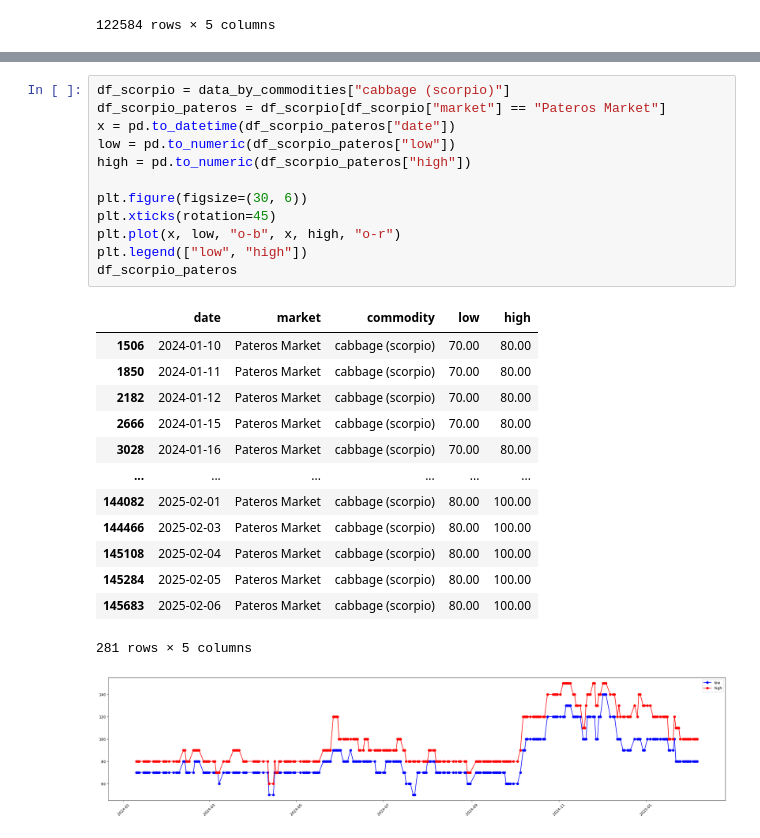
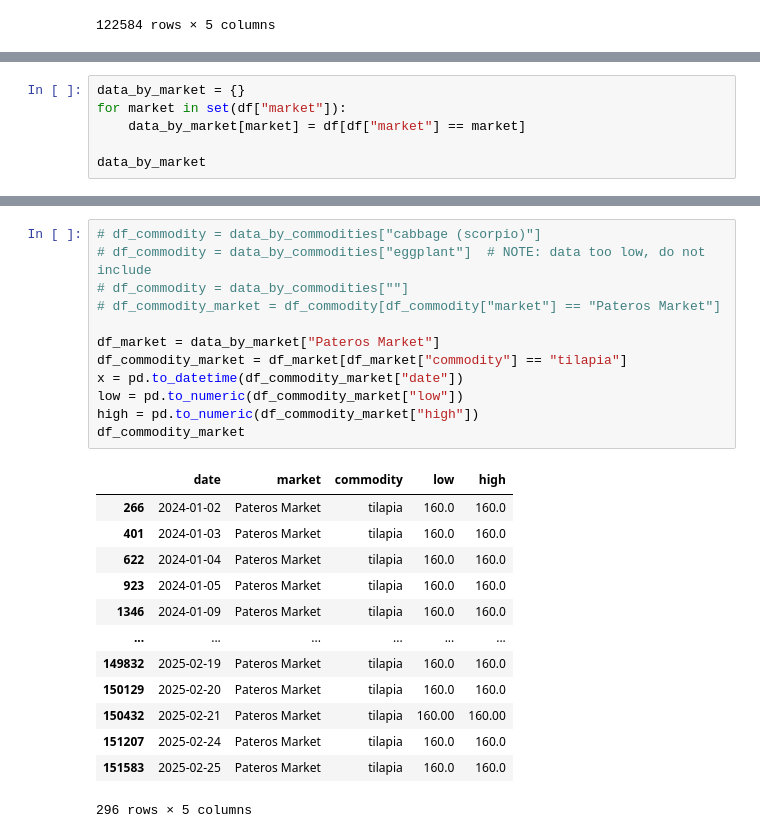
Before and after one commit to JATorres-zxc/rakk, a Jupyter notebook: forecast/ml/playground.ipynb, the cells around one changed output, grey strips where cells are left out. Drawn from its saved outputs; the diff is of its cells as text.

```diff
--- a/forecast/ml/playground.ipynb
+++ b/forecast/ml/playground.ipynb
@@ -78,0 +74,6 @@ data_by_commodities
+# %%
+data_by_market = {}
+for market in set(df["market"]):
+    data_by_market[market] = df[df["market"] == market]
+
+data_by_market
@@ -79,27 +98,26 @@ data_by_commodities
 # %%
-df_scorpio = data_by_commodities["cabbage (scorpio)"]
-df_scorpio_pateros = df_scorpio[df_scorpio["market"] == "Pateros Market"]
-x = pd.to_datetime(df_scorpio_pateros["date"])
-low = pd.to_numeric(df_scorpio_pateros["low"])
-high = pd.to_numeric(df_scorpio_pateros["high"])
+# df_commodity = data_by_commodities["cabbage (scorpio)"]
+# df_commodity = data_by_commodities["eggplant"]  # NOTE: data too low, do not include
+# df_commodity = data_by_commodities[""]
+# df_commodity_market = df_commodity[df_commodity["market"] == "Pateros Market"]
 
-plt.figure(figsize=(30, 6))
-plt.xticks(rotation=45)
-plt.plot(x, low, "o-b", x, high, "o-r")
-plt.legend(["low", "high"])
-df_scorpio_pateros
+df_market = data_by_market["Pateros Market"]
+df_commodity_market = df_market[df_market["commodity"] == "tilapia"]
+x = pd.to_datetime(df_commodity_market["date"])
+low = pd.to_numeric(df_commodity_market["low"])
+high = pd.to_numeric(df_commodity_market["high"])
+df_commodity_market
 # %% [output]
 |  | date | market | commodity | low | high |
-| 1506 | 2024-01-10 | Pateros Market | cabbage (scorpio) | 70.00 | 80.00 |
-| 1850 | 2024-01-11 | Pateros Market | cabbage (scorpio) | 70.00 | 80.00 |
-| 2182 | 2024-01-12 | Pateros Market | cabbage (scorpio) | 70.00 | 80.00 |
-| 2666 | 2024-01-15 | Pateros Market | cabbage (scorpio) | 70.00 | 80.00 |
-| 3028 | 2024-01-16 | Pateros Market | cabbage (scorpio) | 70.00 | 80.00 |
+| 266 | 2024-01-02 | Pateros Market | tilapia | 160.0 | 160.0 |
+| 401 | 2024-01-03 | Pateros Market | tilapia | 160.0 | 160.0 |
+| 622 | 2024-01-04 | Pateros Market | tilapia | 160.0 | 160.0 |
+| 923 | 2024-01-05 | Pateros Market | tilapia | 160.0 | 160.0 |
+| 1346 | 2024-01-09 | Pateros Market | tilapia | 160.0 | 160.0 |
 | ... | ... | ... | ... | ... | ... |
-| 144082 | 2025-02-01 | Pateros Market | cabbage (scorpio) | 80.00 | 100.00 |
-| 144466 | 2025-02-03 | Pateros Market | cabbage (scorpio) | 80.00 | 100.00 |
-| 145108 | 2025-02-04 | Pateros Market | cabbage (scorpio) | 80.00 | 100.00 |
-| 145284 | 2025-02-05 | Pateros Market | cabbage (scorpio) | 80.00 | 100.00 |
-| 145683 | 2025-02-06 | Pateros Market | cabbage (scorpio) | 80.00 | 100.00 |
+| 149832 | 2025-02-19 | Pateros Market | tilapia | 160.0 | 160.0 |
+| 150129 | 2025-02-20 | Pateros Market | tilapia | 160.0 | 160.0 |
+| 150432 | 2025-02-21 | Pateros Market | tilapia | 160.00 | 160.00 |
+| 151207 | 2025-02-24 | Pateros Market | tilapia | 160.0 | 160.0 |
+| 151583 | 2025-02-25 | Pateros Market | tilapia | 160.0 | 160.0 |
-281 rows × 5 columns
+296 rows × 5 columns
-[figure, removed]
```
Also changed, not shown: parts of 11 cells of this notebook, 2 other files.
